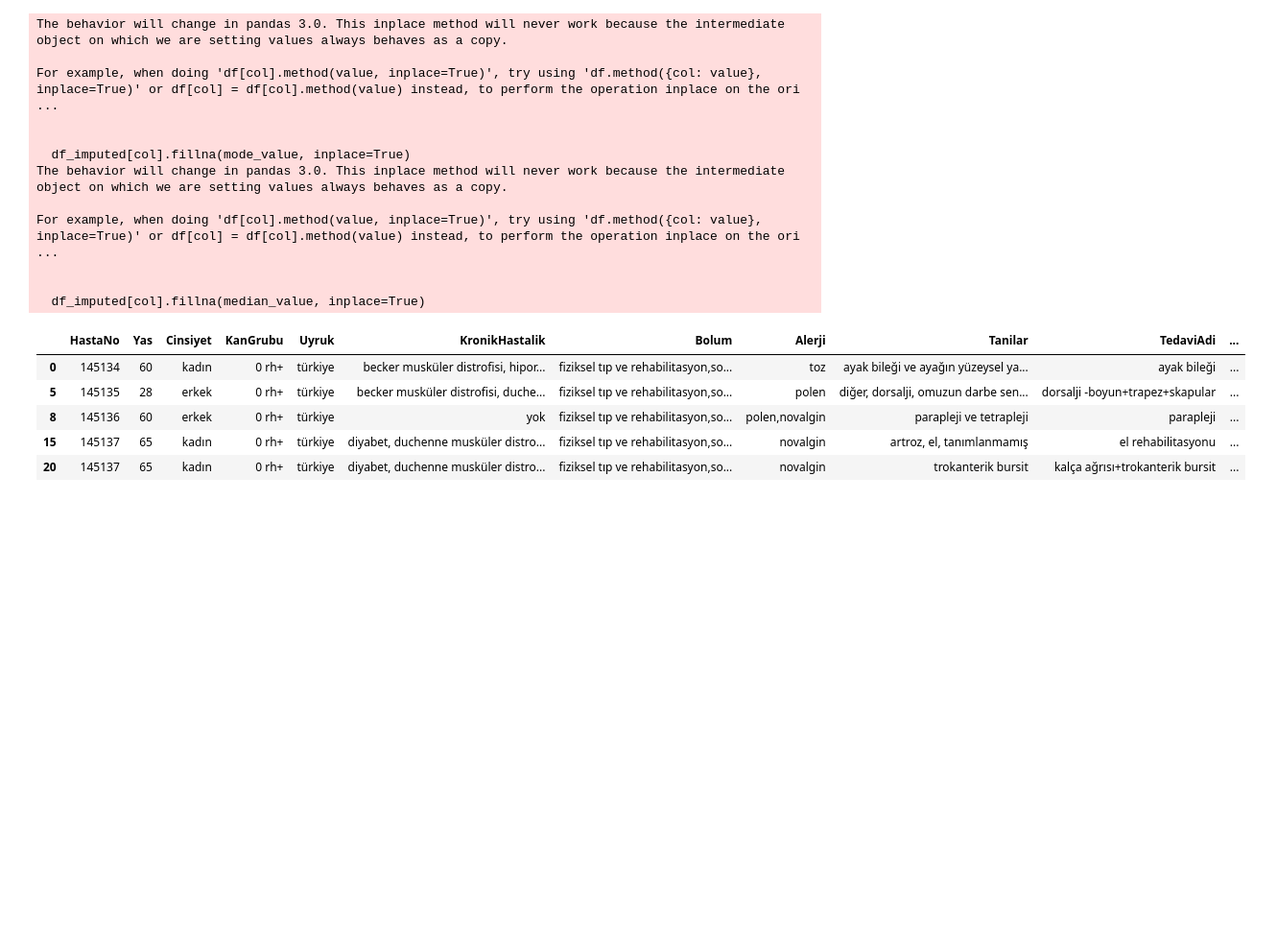
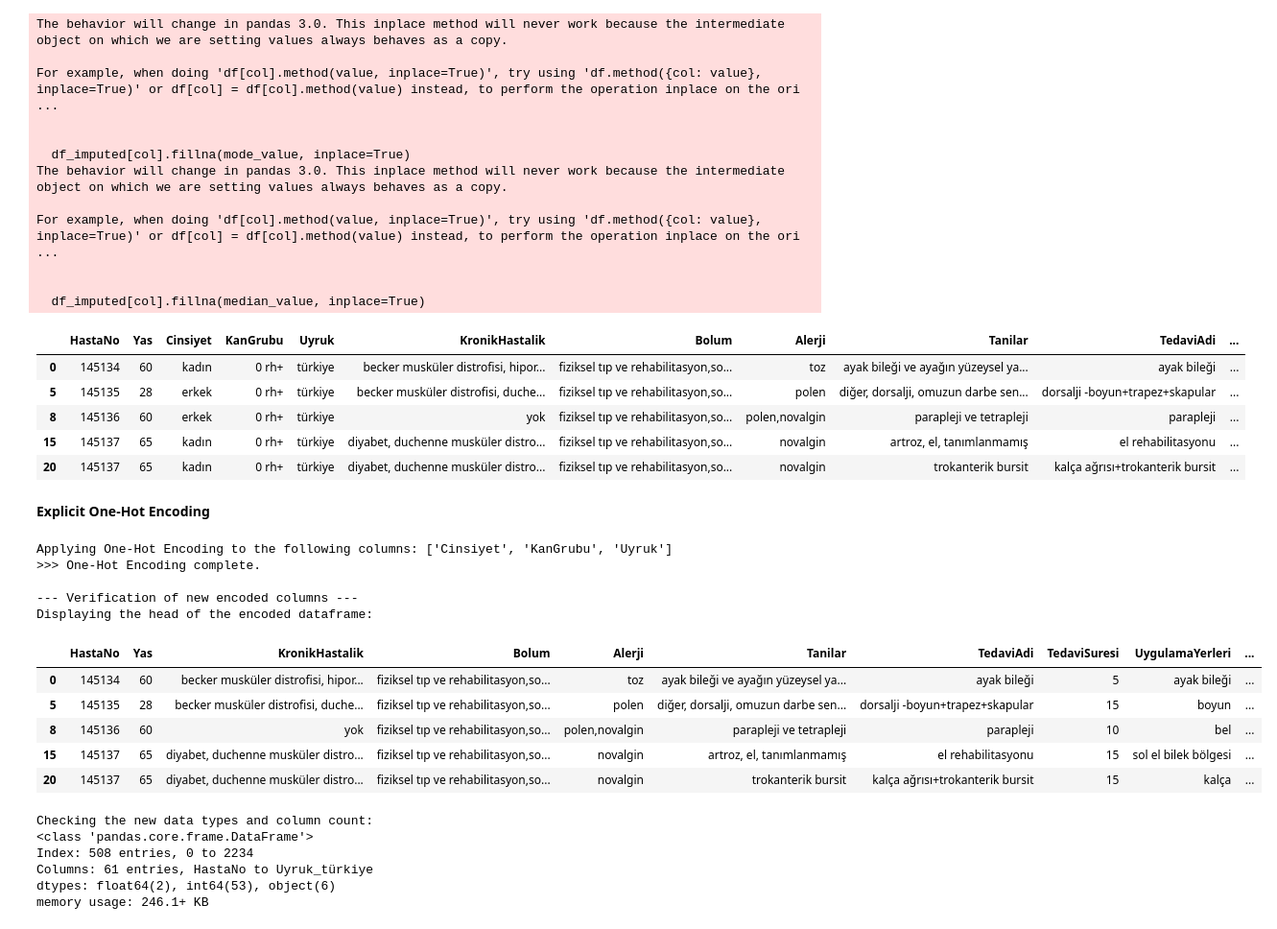
Before and after one commit to BerivanAyaz/Pusula_Berivan_Ayaz, a Jupyter notebook: Pusula_Case_Study.ipynb, the cells around one changed output. Shown at 96% size. Drawn from its saved outputs; the diff is of its cells as text; code cells hidden in the pictures; blank space fills up the shorter version.

Commit message:
One-Hot Encoding of single-value categorical features

```diff
--- a/Pusula_Case_Study.ipynb
+++ b/Pusula_Case_Study.ipynb
@@ -1026,3 +1026,51 @@ For example, when doing 'df[col].method(value, inplace=True)', try using 'df.met
 | 8 | 145136 | 60 | erkek | 0 rh+ | türkiye | yok | fiziksel tıp ve rehabilitasyon,so... | polen,novalgin | parapleji ve tetrapleji | parapleji | ... |
 | 15 | 145137 | 65 | kadın | 0 rh+ | türkiye | diyabet, duchenne musküler distro... | fiziksel tıp ve rehabilitasyon,so... | novalgin | artroz, el, tanımlanmamış | el rehabilitasyonu | ... |
 | 20 | 145137 | 65 | kadın | 0 rh+ | türkiye | diyabet, duchenne musküler distro... | fiziksel tıp ve rehabilitasyon,so... | novalgin | trokanterik bursit | kalça ağrısı+trokanterik bursit | ... |
+# %% [markdown]
+**Explicit One-Hot Encoding**
+# %%
+# Creating a new dataframe for this step, preserving the imputed state.
+df_encoded = df_imputed.copy()
+
+# --- 1. Identifying the columns to encode ---
+# These are the columns with a limited number of unique text categories.
+cols_to_encode = ['Cinsiyet', 'KanGrubu', 'Uyruk']
+
+print(f"Applying One-Hot Encoding to the following columns: {cols_to_encode}")
+
+# --- 2. Applying pd.get_dummies ---
+# I am NOT using 'drop_first=True' to ensure all categories get their own column.
+# I am using 'dtype=int' to get clear 1s and 0s instead of True/False.
+df_encoded = pd.get_dummies(df_encoded, columns=cols_to_encode, prefix=cols_to_encode, dtype=int)
+
+print(">>> One-Hot Encoding complete.")
+
+
+# --- Verification ---
+print("\n--- Verification of new encoded columns ---")
+# Now, I should see all categories represented. For example, for a male patient,
+# 'Cinsiyet_erkek' will be 1 and 'Cinsiyet_kadın' will be 0.
+pd.set_option('display.max_columns', None)
+print("Displaying the head of the encoded dataframe:")
+display(df_encoded.head())
+
+print("\nChecking the new data types and column count:")
+df_encoded.info(verbose=False) # Using verbose=False for a cleaner summary
+# %% [output]
+Applying One-Hot Encoding to the following columns: ['Cinsiyet', 'KanGrubu', 'Uyruk']
+>>> One-Hot Encoding complete.
+
+--- Verification of new encoded columns ---
+Displaying the head of the encoded dataframe:
+|  | HastaNo | Yas | KronikHastalik | Bolum | Alerji | Tanilar | TedaviAdi | TedaviSuresi | UygulamaYerleri | ... |
+| 0 | 145134 | 60 | becker musküler distrofisi, hipor... | fiziksel tıp ve rehabilitasyon,so... | toz | ayak bileği ve ayağın yüzeysel ya... | ayak bileği | 5 | ayak bileği | ... |
+| 5 | 145135 | 28 | becker musküler distrofisi, duche... | fiziksel tıp ve rehabilitasyon,so... | polen | diğer, dorsalji, omuzun darbe sen... | dorsalji -boyun+trapez+skapular | 15 | boyun | ... |
+| 8 | 145136 | 60 | yok | fiziksel tıp ve rehabilitasyon,so... | polen,novalgin | parapleji ve tetrapleji | parapleji | 10 | bel | ... |
+| 15 | 145137 | 65 | diyabet, duchenne musküler distro... | fiziksel tıp ve rehabilitasyon,so... | novalgin | artroz, el, tanımlanmamış | el rehabilitasyonu | 15 | sol el bilek bölgesi | ... |
+| 20 | 145137 | 65 | diyabet, duchenne musküler distro... | fiziksel tıp ve rehabilitasyon,so... | novalgin | trokanterik bursit | kalça ağrısı+trokanterik bursit | 15 | kalça | ... |
+Checking the new data types and column count:
+<class 'pandas.core.frame.DataFrame'>
+Index: 508 entries, 0 to 2234
+Columns: 61 entries, HastaNo to Uyruk_türkiye
+dtypes: float64(2), int64(53), object(6)
+memory usage: 246.1+ KB
```
